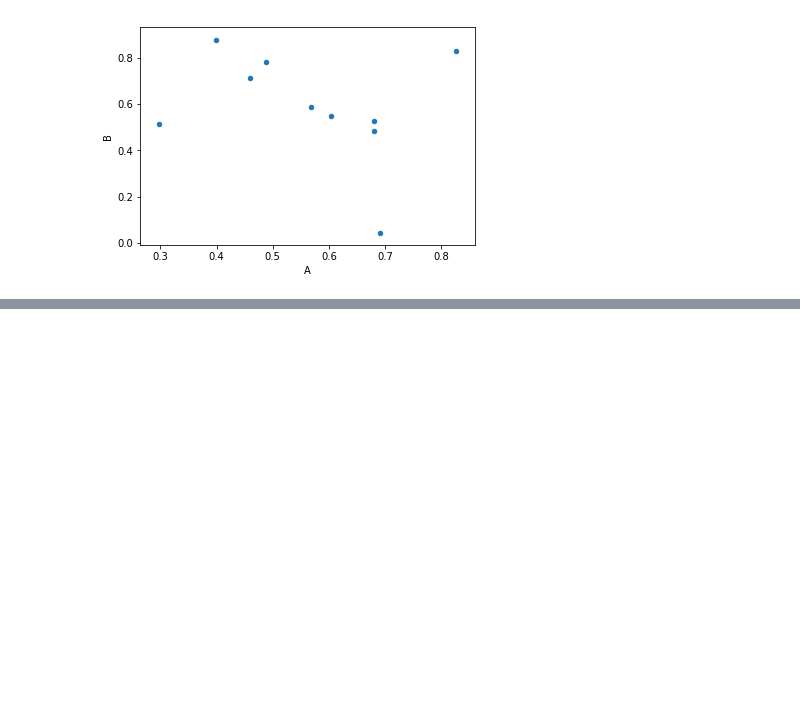
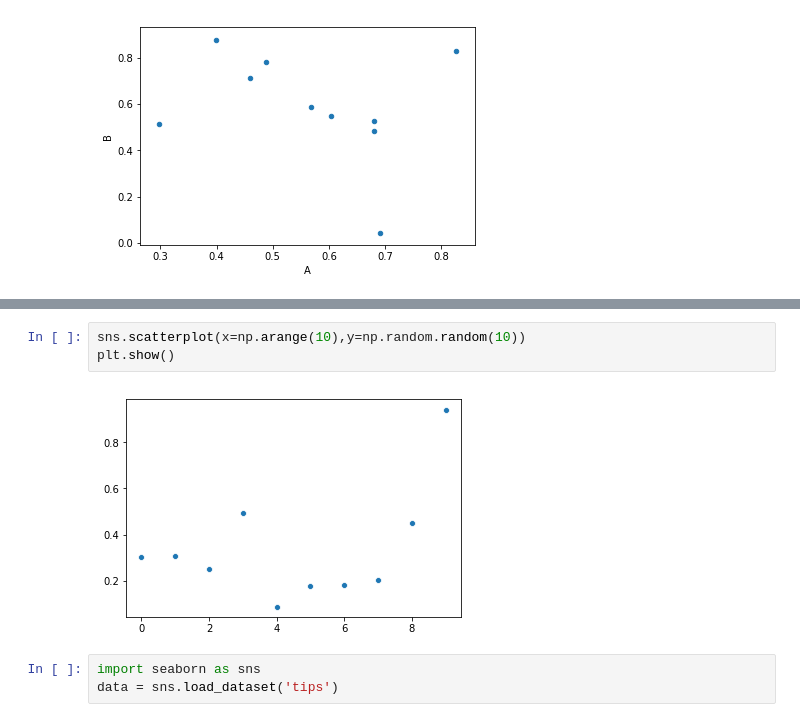
Before and after one commit to sachinyadav3496/SummerInternBatch2019, a Jupyter notebook: Batch10_30/data_science/4.Pandas.ipynb, the cells around one changed output, grey strips where cells are left out. Saved outputs shown, nothing was run; the diff lists cells and outputs as text; blank space fills up the shorter version.

```diff
--- a/Batch10_30/data_science/4.Pandas.ipynb
+++ b/Batch10_30/data_science/4.Pandas.ipynb
@@ -288,0 +300,8 @@ df.plot(x='A',y='B',kind='scatter')
+# %%
+sns.scatterplot(x=np.arange(10),y=np.random.random(10))
+plt.show()
+# %% [output]
+[figure, added]
+# %%
+import seaborn as sns
+data = sns.load_dataset('tips')
```
Also changed, not shown: parts of 5 cells of this notebook.
